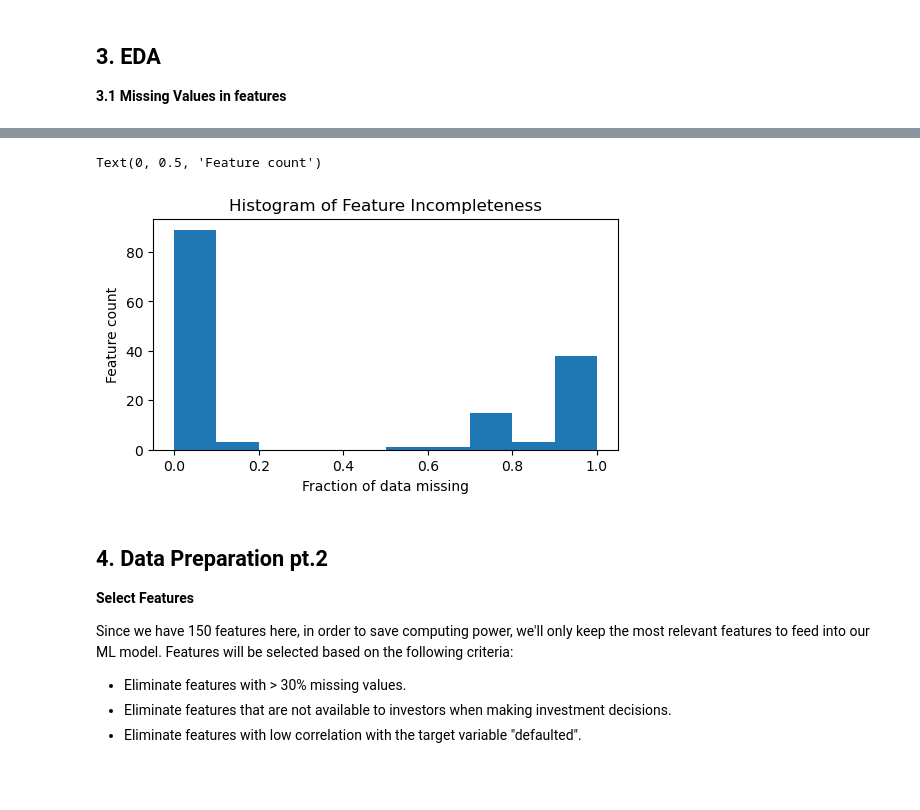
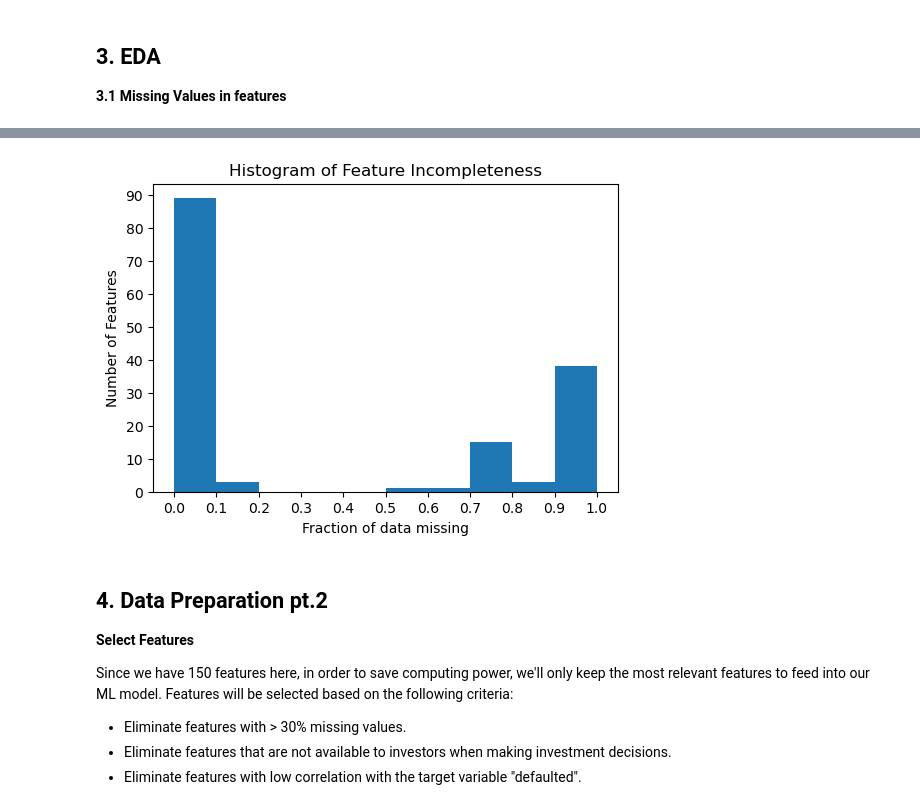
Before and after one commit to yxing12/data1030-load-default-prob, a Jupyter notebook: loan_default_prob.ipynb, the cells around one changed output, grey strips where cells are left out. Drawn from its saved outputs; the diff is of its cells as text; code cells hidden in the pictures; blank space fills up the shorter version.

```diff
--- a/loan_default_prob.ipynb
+++ b/loan_default_prob.ipynb
@@ -122,8 +122,8 @@ Default        0.000086
 Name: proportion, dtype: float64
 # %%
 # Prepare our target variable by adding a 'defaulted' column
-#df['defaulted'] = (df['loan_status'].isin(['Charged Off', 'Default'])).apply(np.uint8)
-#df.drop('loan_status', axis=1, inplace=True)
+df['defaulted'] = (df['loan_status'].isin(['Charged Off', 'Default'])).apply(np.uint8)
+df.drop('loan_status', axis=1, inplace=True)
 
 print('dataset dimension: ',df.shape)
 df['defaulted'].value_counts(dropna=False)
@@ -169,14 +169,15 @@ fraction of points with missing values: 1.0
 # %%
 perc_missing_per_ftr = perc_missing_per_ftr.sort_values(ascending=False)
 
-plt.figure(figsize=(6,3))
+plt.figure(figsize=(6,4))
 perc_missing_per_ftr.plot.hist(bins=10)
 plt.title('Histogram of Feature Incompleteness')
 plt.xlabel('Fraction of data missing')
 plt.ylabel('Number of Features')
+plt.xticks(np.arange(0, 1.1, 0.1))
+plt.yticks(np.arange(0, 100, 10));
 # %% [output]
-Text(0, 0.5, 'Feature count')
-[figure, old version]
+[figure, new version]
 # %% [markdown]
 ## 4. Data Preparation pt.2
 
```
